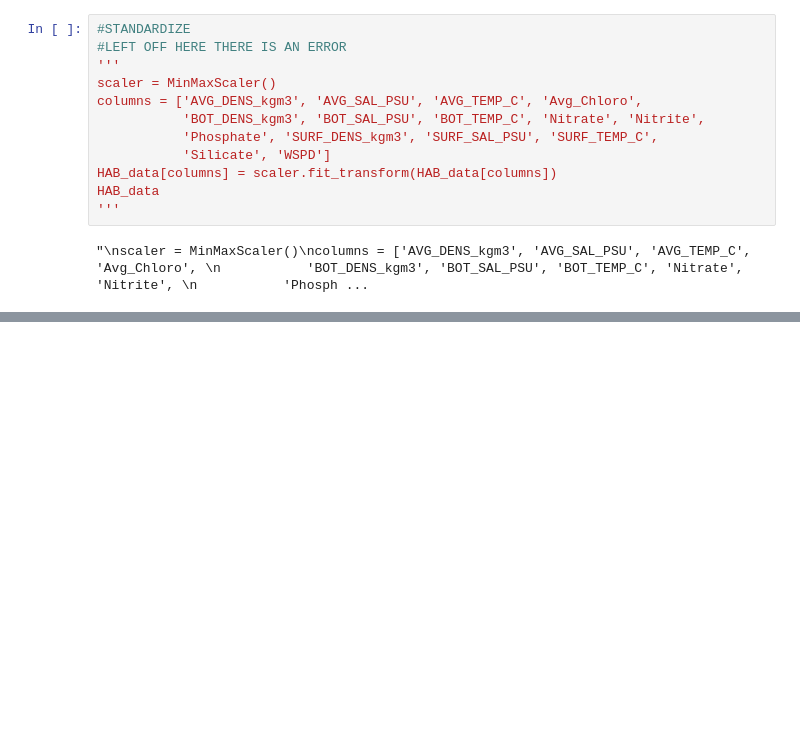
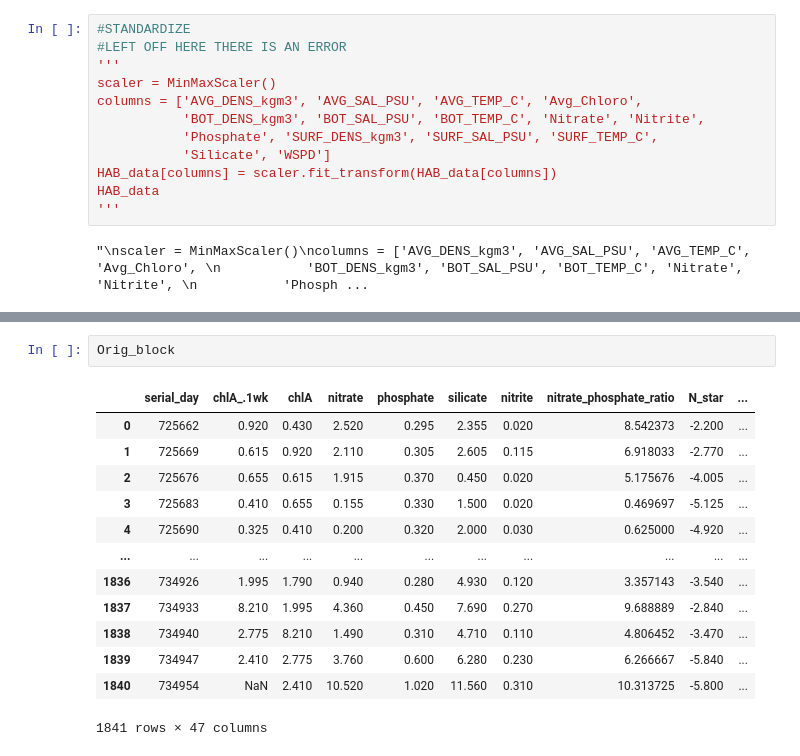
Before and after one commit to aparaselli/HAB-Prediction-Research, a Jupyter notebook: Code/CCM_analysis.ipynb, the cells around one changed output, grey strips where cells are left out. Saved outputs shown, nothing was run; the diff lists cells and outputs as text; blank space fills up the shorter version.

```diff
--- a/Code/CCM_analysis.ipynb
+++ b/Code/CCM_analysis.ipynb
@@ -430,0 +382,16 @@ results_df[results_df.convergence_p_value<0.8].sort_values(by='convergence_p_val
+# %%
+Orig_block
+# %% [output]
+|  | serial_day | chlA_.1wk | chlA | nitrate | phosphate | silicate | nitrite | nitrate_phosphate_ratio | N_star | ... |
+| 0 | 725662 | 0.920 | 0.430 | 2.520 | 0.295 | 2.355 | 0.020 | 8.542373 | -2.200 | ... |
+| 1 | 725669 | 0.615 | 0.920 | 2.110 | 0.305 | 2.605 | 0.115 | 6.918033 | -2.770 | ... |
+| 2 | 725676 | 0.655 | 0.615 | 1.915 | 0.370 | 0.450 | 0.020 | 5.175676 | -4.005 | ... |
+| 3 | 725683 | 0.410 | 0.655 | 0.155 | 0.330 | 1.500 | 0.020 | 0.469697 | -5.125 | ... |
+| 4 | 725690 | 0.325 | 0.410 | 0.200 | 0.320 | 2.000 | 0.030 | 0.625000 | -4.920 | ... |
+| ... | ... | ... | ... | ... | ... | ... | ... | ... | ... | ... |
+| 1836 | 734926 | 1.995 | 1.790 | 0.940 | 0.280 | 4.930 | 0.120 | 3.357143 | -3.540 | ... |
+| 1837 | 734933 | 8.210 | 1.995 | 4.360 | 0.450 | 7.690 | 0.270 | 9.688889 | -2.840 | ... |
+| 1838 | 734940 | 2.775 | 8.210 | 1.490 | 0.310 | 4.710 | 0.110 | 4.806452 | -3.470 | ... |
+| 1839 | 734947 | 2.410 | 2.775 | 3.760 | 0.600 | 6.280 | 0.230 | 6.266667 | -5.840 | ... |
+| 1840 | 734954 | NaN | 2.410 | 10.520 | 1.020 | 11.560 | 0.310 | 10.313725 | -5.800 | ... |
+1841 rows × 47 columns
```
Also changed, not shown: parts of 25 cells of this notebook.
